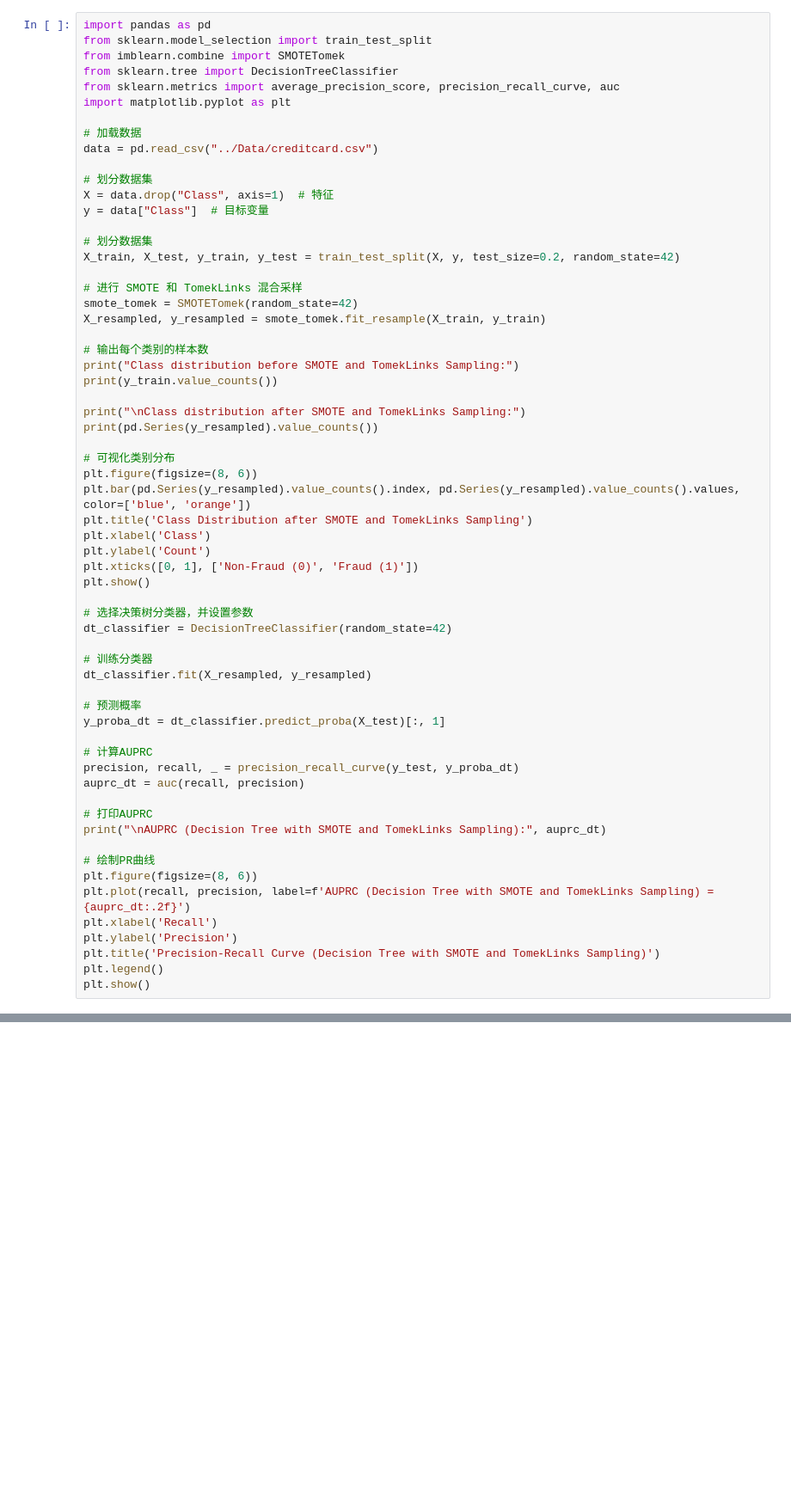
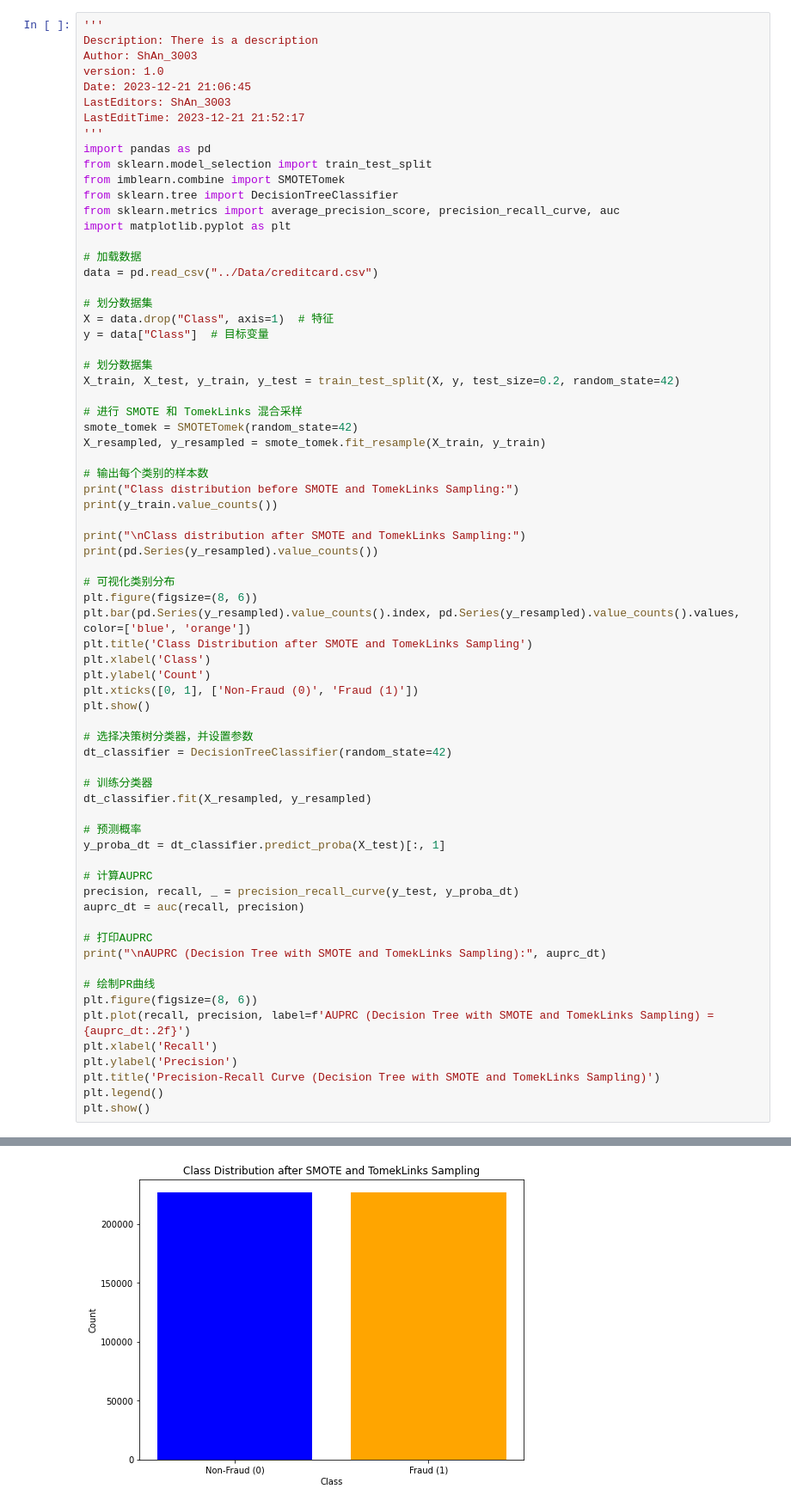
Before and after one commit to ShAn3003/Imblanced-Dataset, a Jupyter notebook: SMOTETomek/DT.ipynb, the cells around one changed output, grey strips where cells are left out. Shown at 86% size. Saved outputs shown, nothing was run; the diff lists cells and outputs as text; blank space fills up the shorter version.

```diff
--- a/SMOTETomek/DT.ipynb
+++ b/SMOTETomek/DT.ipynb
@@ -1,4 +1,12 @@
 # %%
+'''
+Description: There is a description
+Author: ShAn_3003
+version: 1.0
+Date: 2023-12-21 21:06:45
+LastEditors: ShAn_3003
+LastEditTime: 2023-12-21 21:52:17
+'''
 import pandas as pd
 from sklearn.model_selection import train_test_split
 from imblearn.combine import SMOTETomek
@@ -60,3 +68,4 @@ plt.ylabel('Precision')
 plt.title('Precision-Recall Curve (Decision Tree with SMOTE and TomekLinks Sampling)')
 plt.legend()
 plt.show()
+# %% [output]
@@ -62,0 +81 @@ plt.show()
+[figure, added]
```
Also changed, not shown: parts of 1 cell of this notebook, 5 other files.
